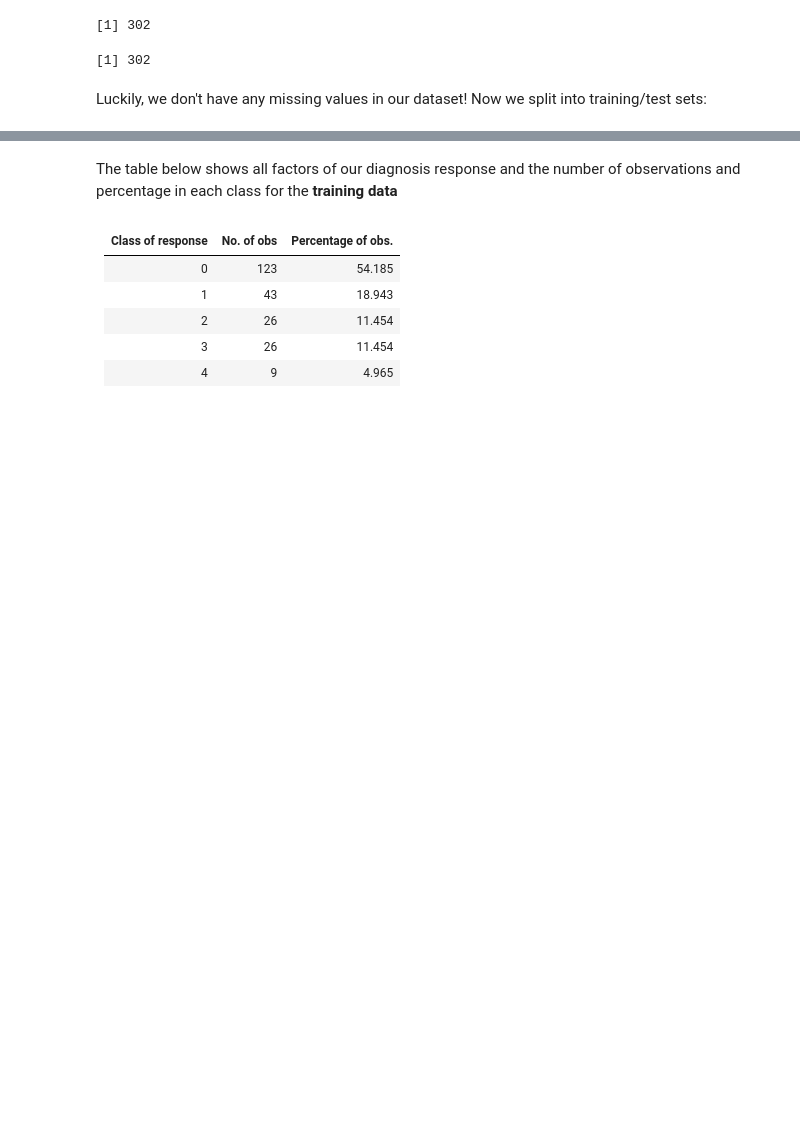
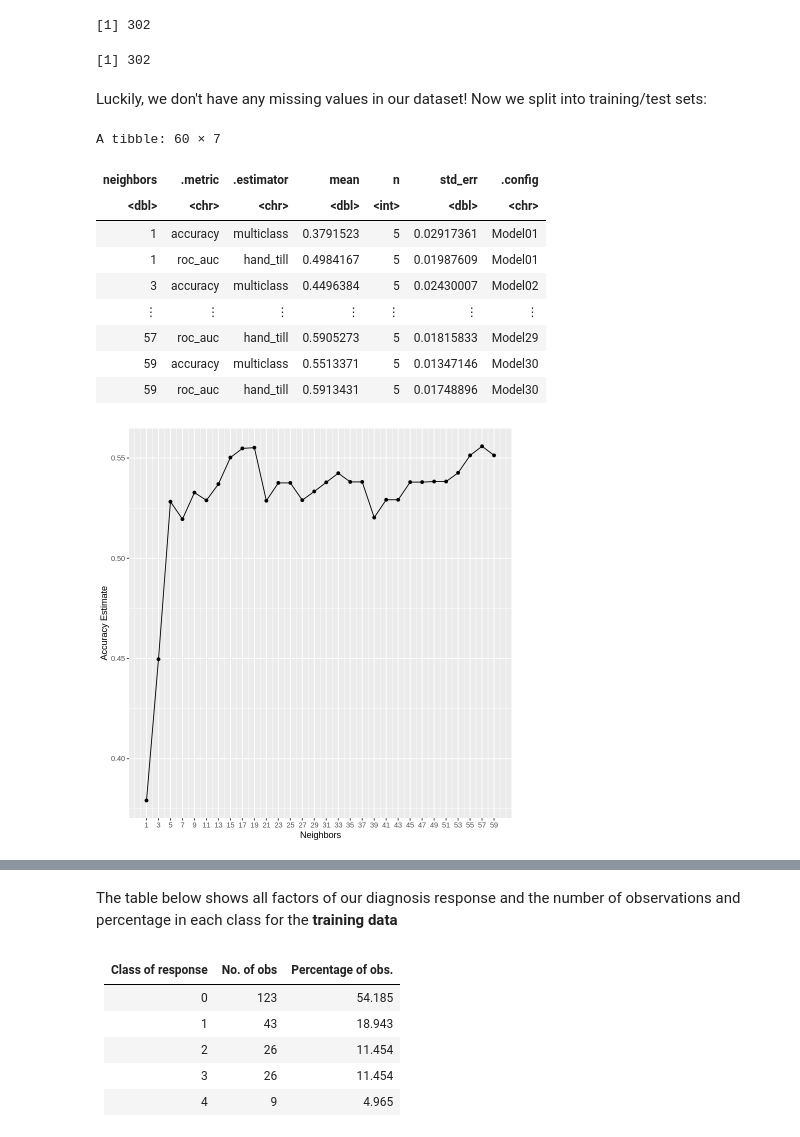
Before and after one commit to Q-Torstensen/heart_group_proposal, a Jupyter notebook: group_project_proposal.ipynb, the cells around one changed output, grey strips where cells are left out. Cells and saved outputs as stored; diff of their text form; code cells hidden in the pictures; blank space fills up the shorter version.

Commit message:
K vals and Accuracy Estimations

```diff
--- a/group_project_proposal.ipynb
+++ b/group_project_proposal.ipynb
@@ -62,3 +62,46 @@ set.seed(123)
 heart_split <- initial_split(heart_data, prop = 0.75, strata = diagnosis)
 heart_train <- training(heart_split)
 heart_test <- testing(heart_split)
+# %%
+set.seed(123)
+heart_recipe_1_4 <- recipe(diagnosis ~ age + max_heart_rate, data = heart_train)%>%
+step_scale(all_predictors())%>%
+step_center(all_predictors())
+
+knn_spec_1_4 <- nearest_neighbor(weight_func = "rectangular", neighbors = tune())%>%
+set_engine("kknn")%>%
+set_mode("classification")
+
+k_vals <- tibble(neighbors = seq(from = 1, to = 60, by = 2))
+
+heart_train_vfold <- vfold_cv(heart_train, v = 5, strata = diagnosis)
+
+knn_fit <- workflow()%>%
+add_recipe(heart_recipe_1_4)%>%
+add_model(knn_spec_1_4)%>%
+tune_grid(resamples = heart_train_vfold, grid = k_vals)%>%
+collect_metrics()
+knn_fit
+
+accuracies <- knn_fit %>%
+filter(.metric == "accuracy")
+
+cross_val_plot_1_4 <- accuracies %>%
+ggplot(aes(x = neighbors, y = mean))+
+geom_point()+
+geom_line()+
+labs(x = "Neighbors", y = "Accuracy Estimate")+
+scale_x_continuous(breaks = seq(1, 60, by = 2))
+cross_val_plot_1_4
+# %% [output]
+A tibble: 60 × 7
+| neighbors | .metric | .estimator | mean | n | std_err | .config |
+| <dbl> | <chr> | <chr> | <dbl> | <int> | <dbl> | <chr> |
+| 1 | accuracy | multiclass | 0.3791523 | 5 | 0.02917361 | Model01 |
+| 1 | roc_auc | hand_till | 0.4984167 | 5 | 0.01987609 | Model01 |
+| 3 | accuracy | multiclass | 0.4496384 | 5 | 0.02430007 | Model02 |
+| ⋮ | ⋮ | ⋮ | ⋮ | ⋮ | ⋮ | ⋮ |
+| 57 | roc_auc | hand_till | 0.5905273 | 5 | 0.01815833 | Model29 |
+| 59 | accuracy | multiclass | 0.5513371 | 5 | 0.01347146 | Model30 |
+| 59 | roc_auc | hand_till | 0.5913431 | 5 | 0.01748896 | Model30 |
+[figure, added]
```
Also changed, not shown: parts of 4 cells of this notebook.
